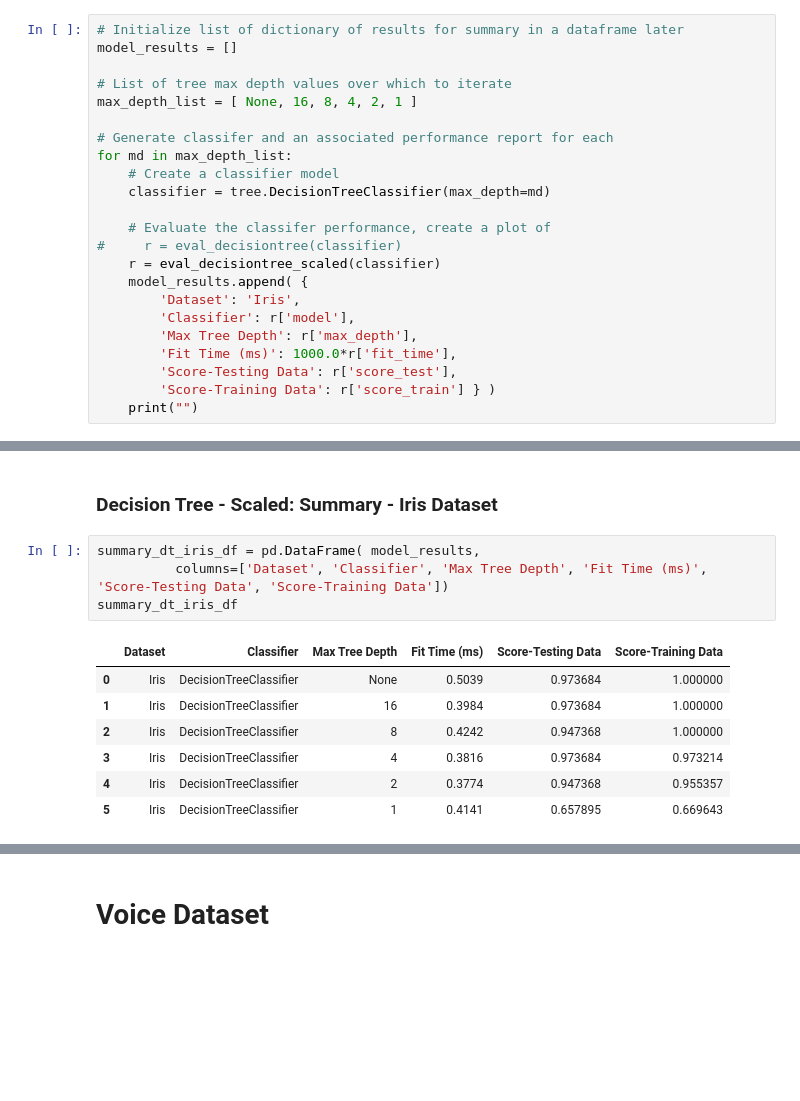
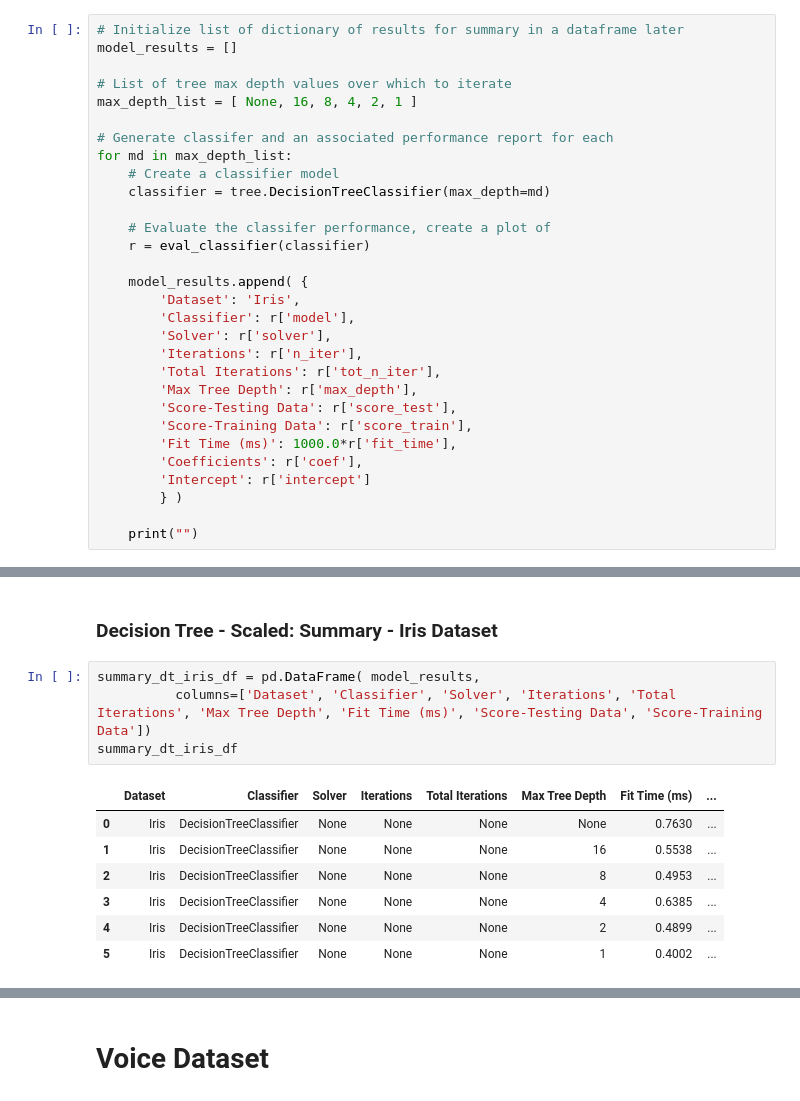
Before and after one commit to daddyjab/ML_Notes, a Jupyter notebook: 7-Cross Validation.ipynb, the cells around one changed output, grey strips where cells are left out. Saved outputs shown, nothing was run; the diff lists cells and outputs as text; blank space fills up the shorter version.

Commit message:
Refactored model eval function

```diff
--- a/7-Cross Validation.ipynb
+++ b/7-Cross Validation.ipynb
@@ -460,15 +337,22 @@ for md in max_depth_list:
     classifier = tree.DecisionTreeClassifier(max_depth=md)
 
     # Evaluate the classifer performance, create a plot of
-#     r = eval_decisiontree(classifier)
-    r = eval_decisiontree_scaled(classifier)
+    r = eval_classifier(classifier)
+
     model_results.append( {
         'Dataset': 'Iris',
         'Classifier': r['model'],
+        'Solver': r['solver'],
+        'Iterations': r['n_iter'],
+        'Total Iterations': r['tot_n_iter'],
         'Max Tree Depth': r['max_depth'],
+        'Score-Testing Data': r['score_test'],
+        'Score-Training Data': r['score_train'],
         'Fit Time (ms)': 1000.0*r['fit_time'],
-        'Score-Testing Data': r['score_test'],
-        'Score-Training Data': r['score_train'] } )
+        'Coefficients': r['coef'],
+        'Intercept': r['intercept']
+        } )
+
     print("")
 # %% [output]
 ********************************************************************************
@@ -492,16 +376,16 @@ Confusion Matrix - Testing Data
 ### Decision Tree - Scaled: Summary - Iris Dataset
 # %%
 summary_dt_iris_df = pd.DataFrame( model_results,
-          columns=['Dataset', 'Classifier', 'Max Tree Depth', 'Fit Time (ms)', 'Score-Testing Data', 'Score-Training Data'])
+          columns=['Dataset', 'Classifier', 'Solver', 'Iterations', 'Total Iterations', 'Max Tree Depth', 'Fit Time (ms)', 'Score-Testing Data', 'Score-Training Data'])
 summary_dt_iris_df
 # %% [output]
-|  | Dataset | Classifier | Max Tree Depth | Fit Time (ms) | Score-Testing Data | Score-Training Data |
-| 0 | Iris | DecisionTreeClassifier | None | 0.5039 | 0.973684 | 1.000000 |
-| 1 | Iris | DecisionTreeClassifier | 16 | 0.3984 | 0.973684 | 1.000000 |
-| 2 | Iris | DecisionTreeClassifier | 8 | 0.4242 | 0.947368 | 1.000000 |
-| 3 | Iris | DecisionTreeClassifier | 4 | 0.3816 | 0.973684 | 0.973214 |
-| 4 | Iris | DecisionTreeClassifier | 2 | 0.3774 | 0.947368 | 0.955357 |
-| 5 | Iris | DecisionTreeClassifier | 1 | 0.4141 | 0.657895 | 0.669643 |
+|  | Dataset | Classifier | Solver | Iterations | Total Iterations | Max Tree Depth | Fit Time (ms) | ... |
+| 0 | Iris | DecisionTreeClassifier | None | None | None | None | 0.7630 | ... |
+| 1 | Iris | DecisionTreeClassifier | None | None | None | 16 | 0.5538 | ... |
+| 2 | Iris | DecisionTreeClassifier | None | None | None | 8 | 0.4953 | ... |
+| 3 | Iris | DecisionTreeClassifier | None | None | None | 4 | 0.6385 | ... |
+| 4 | Iris | DecisionTreeClassifier | None | None | None | 2 | 0.4899 | ... |
+| 5 | Iris | DecisionTreeClassifier | None | None | None | 1 | 0.4002 | ... |
 # %%
 summary_dt_iris_df.mean()
 # %% [output]
```
Also changed, not shown: parts of 31 cells of this notebook, 1 other file.
